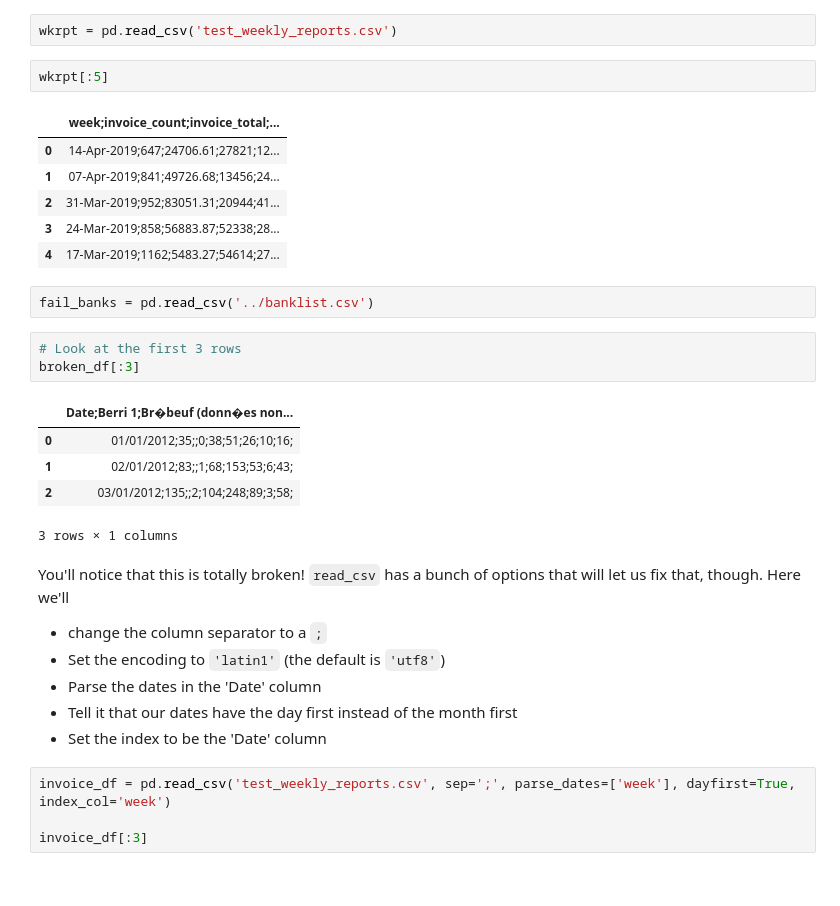
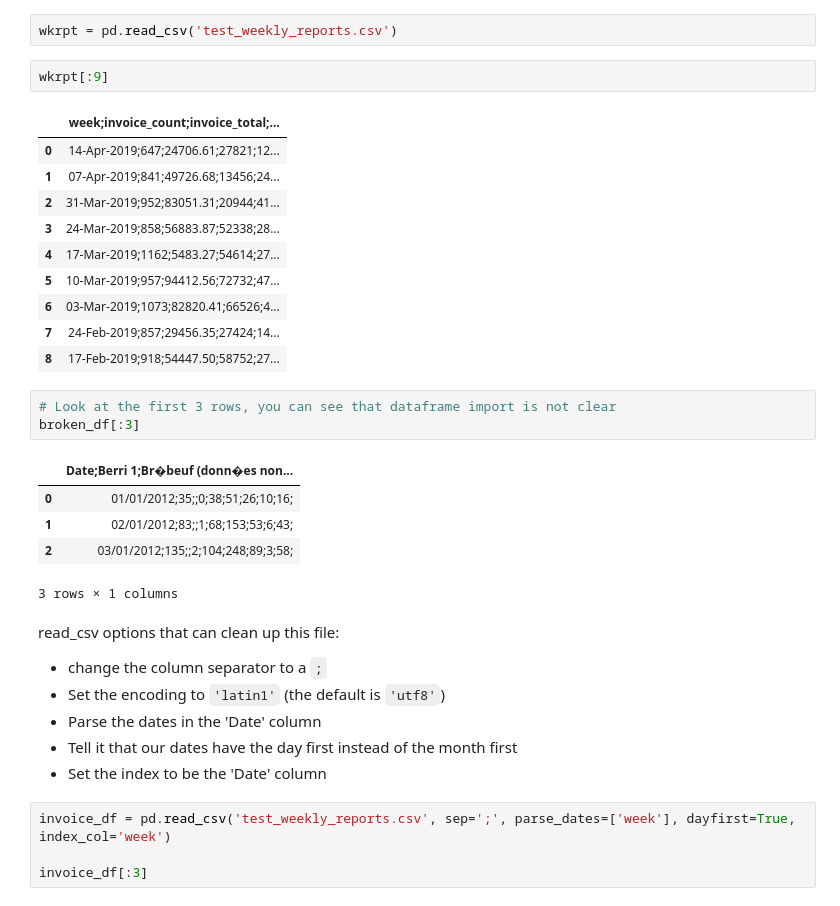
Before and after one commit to worker-bee-micah/practice-only, a Jupyter notebook: 01_mt_pd_csv_read.ipynb, the cells around one changed output. Cells and saved outputs as stored; diff of their text form.

```diff
--- a/01_mt_pd_csv_read.ipynb
+++ b/01_mt_pd_csv_read.ipynb
@@ -31,18 +40,20 @@ result.headers
 # %%
 wkrpt = pd.read_csv('test_weekly_reports.csv')
 # %%
-wkrpt[:5]
+wkrpt[:9]
 # %% [output]
 |  | week;invoice_count;invoice_total;... |
 | 0 | 14-Apr-2019;647;24706.61;27821;12... |
 | 1 | 07-Apr-2019;841;49726.68;13456;24... |
 | 2 | 31-Mar-2019;952;83051.31;20944;41... |
 | 3 | 24-Mar-2019;858;56883.87;52338;28... |
 | 4 | 17-Mar-2019;1162;5483.27;54614;27... |
+| 5 | 10-Mar-2019;957;94412.56;72732;47... |
+| 6 | 03-Mar-2019;1073;82820.41;66526;4... |
+| 7 | 24-Feb-2019;857;29456.35;27424;14... |
+| 8 | 17-Feb-2019;918;54447.50;58752;27... |
-# %%
-fail_banks = pd.read_csv('../banklist.csv')
 # %%
-# Look at the first 3 rows
+# Look at the first 3 rows, you can see that dataframe import is not clear
 broken_df[:3]
 # %% [output]
 |  | Date;Berri 1;Br�beuf (donn�es non... |
@@ -51,7 +62,7 @@ broken_df[:3]
 | 2 | 03/01/2012;135;;2;104;248;89;3;58; |
 3 rows × 1 columns
 # %% [markdown]
-You'll notice that this is totally broken! `read_csv` has a bunch of options that will let us fix that, though. Here we'll
+read_csv options that can clean up this file:
 
 * change the column separator to a `;`
 * Set the encoding to `'latin1'` (the default is `'utf8'`)
```
Also changed, not shown: parts of 11 cells of this notebook, 2 other files.
